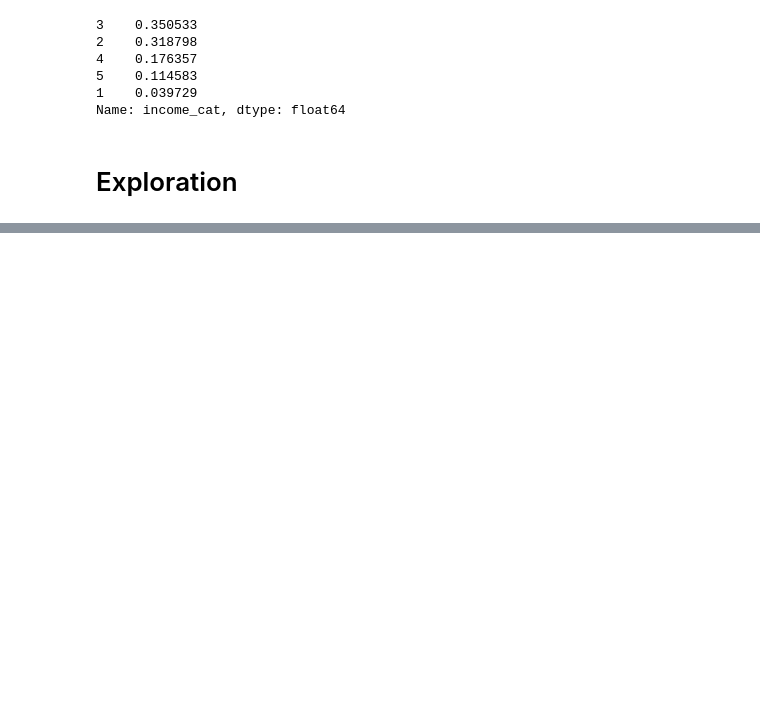
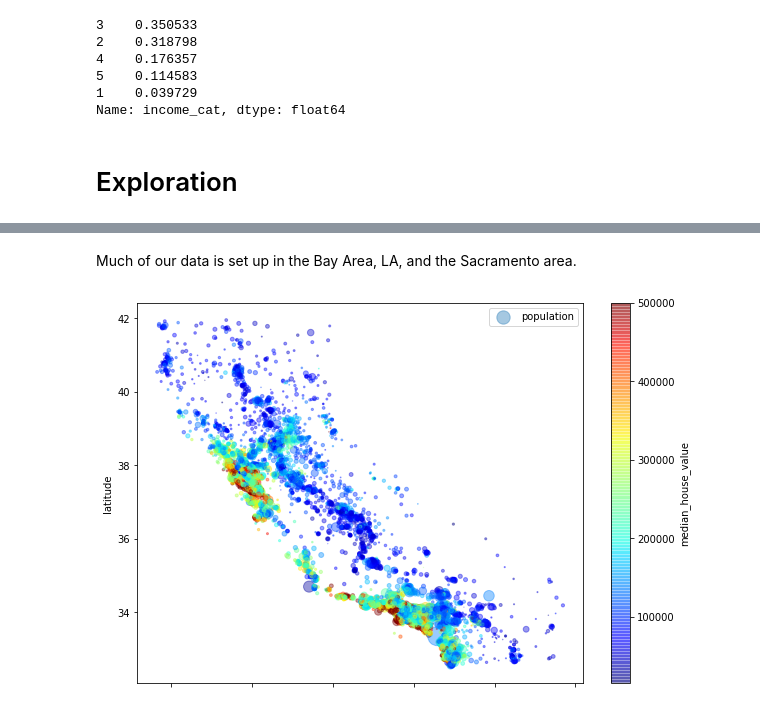
Before and after one commit to jivemachine/hands-on-machine-learning-with-scikit-learn-keras-and-tensorflow, a Jupyter notebook: chapter-2.ipynb, the cells around one changed output, grey strips where cells are left out. Saved outputs shown, nothing was run; the diff lists cells and outputs as text; code cells hidden in the pictures; blank space fills up the shorter version.

```diff
--- a/chapter-2.ipynb
+++ b/chapter-2.ipynb
@@ -221,0 +241,12 @@ for set_ in (strat_test_set, strat_train_set):
+# %% [markdown]
+Much of our data is set up in the Bay Area, LA, and the Sacramento area.
+# %%
+# housing prices
+housing.plot(kind='scatter', x='longitude', y='latitude', alpha=0.4,
+            s=housing['population']/100, label='population', figsize=(10,7),
+            c='median_house_value', cmap=plt.get_cmap('jet'), colorbar=True)
+
+plt.legend()
+plt.show()
+# %% [output]
+[figure, added]
```
Also changed, not shown: parts of 11 cells of this notebook.
